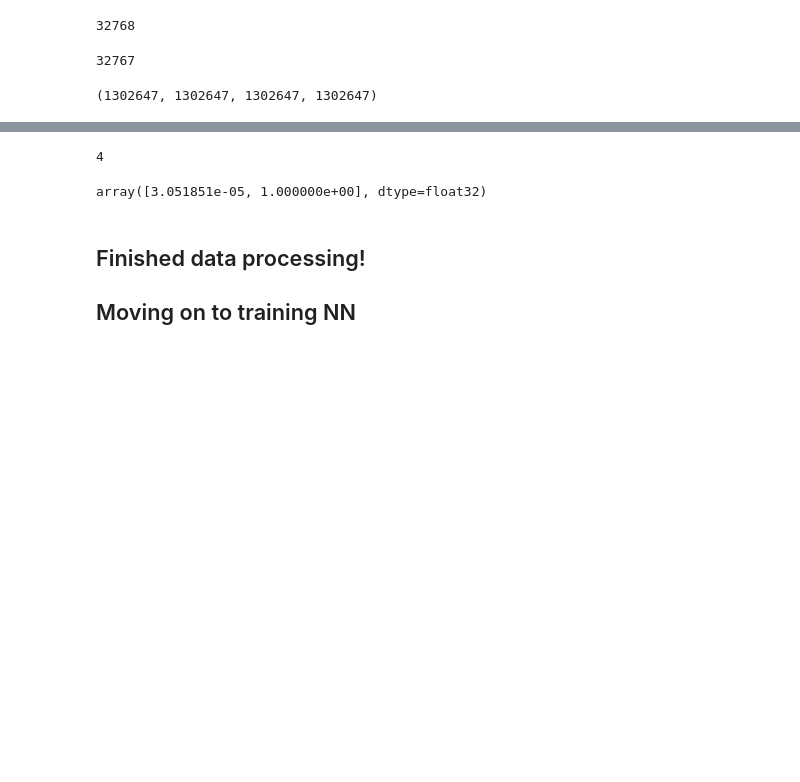
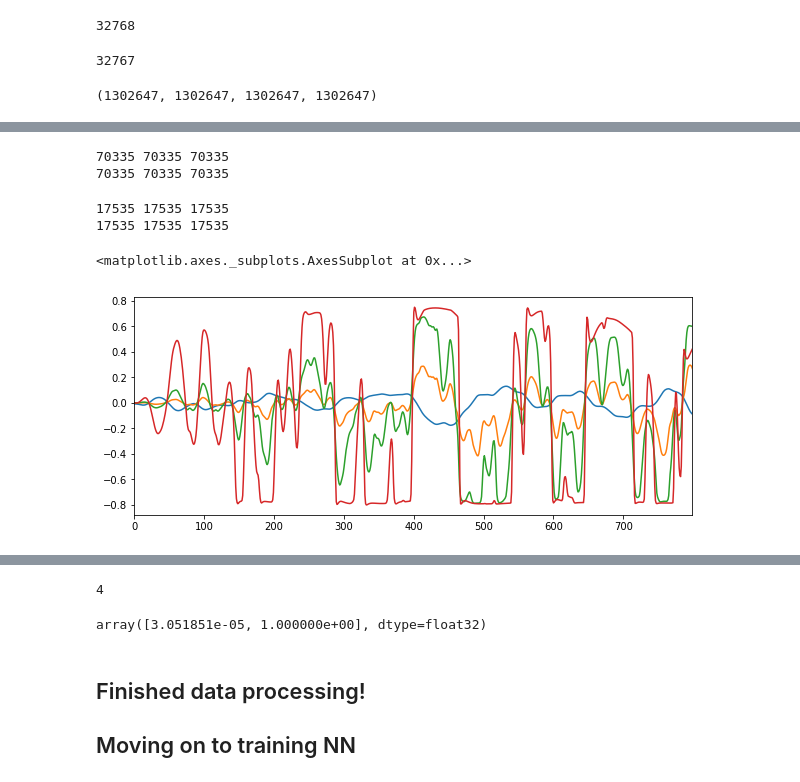
Before and after one commit to naissur/lextac-amp-modelling, a Jupyter notebook: gutar-rig-jump-head-gain-param.ipynb, the cells around one changed output, grey strips where cells are left out. Cells and saved outputs as stored; diff of their text form; code cells hidden in the pictures; blank space fills up the shorter version.

Commit message:
[feature/gr-head] Modelling gain param checkpoint!

```diff
--- a/gutar-rig-jump-head-gain-param.ipynb
+++ b/gutar-rig-jump-head-gain-param.ipynb
@@ -77,10 +78,10 @@ TR_END_LOC
 # %%
 import numpy as np
 # %%
-X_train_raw_lg = pd.Series(list(map(lambda x: [x, 1], source_df['L'][:TR_END_LOC])))
-X_train_raw_mg = pd.Series(list(map(lambda x: [x, 2.2], source_df['L'][:TR_END_LOC])))
-X_train_raw_hg = pd.Series(list(map(lambda x: [x, 6.4], source_df['L'][:TR_END_LOC])))
+X_train_raw_lg = pd.Series(list(map(lambda x: [x, 1], source_df['L'][:N_TRAIN])))
+X_train_raw_mg = pd.Series(list(map(lambda x: [x, 2.2], source_df['L'][:N_TRAIN])))
+X_train_raw_hg = pd.Series(list(map(lambda x: [x, 6.4], source_df['L'][:N_TRAIN])))
 
 # X_train_raw = pd.Series(np.concatenate([X_train_raw_lg, X_train_raw_mg, X_train_raw_hg]))
-X_train_raw_lg.head(), X_train_raw_lg.tail(), len(X_train_raw_lg)
+len(X_train_raw_lg), len(X_train_raw_mg), len(X_train_raw_hg)
 # %% [output]
@@ -286,7 +173,7 @@ def make_windows(X, y, n_window_points):
     res_X = []
     res_y = []
 
-    for index in range(0, len(X) - n_window_points - 1):
+    for index in range(0, min(len(X), len(y)) - n_window_points - 1):
         res_X.append(X[index:(index + n_window_points)])
 #         res_y.append(y.iloc[index + n_window_points])
         res_y.append(y[index + n_window_points - 1])
@@ -413,0 +182,36 @@ y_te_s = y_te_f
+# %%
+def norm_make_windows_and_reshape(X, y, n_samples, n_window_points):
+    X_n = np.array(list(map(lambda x: np.array([x[0] / MAX_VALUE, x[1]]), X)))
+    X_n = X_n.astype('float32')
+
+    y_s = np.array(list(map(lambda x: np.array(x), y)))
+    y_n = normalize(y_s, forced_abs=MAX_VALUE, mean=0.0)
+    y_n = y_n.astype('float32')
+
+    (X_f, y_f) = make_windows(
+        X_n[:(n_samples + n_window_points + 1)],
+        y_n[:(n_samples + n_window_points + 1)],
+        n_window_points
+    )
+
+    return (X_f, y_f)
+# %%
+(X_tr_lg_f, y_tr_lg_f) = norm_make_windows_and_reshape(X_train_raw_lg, y_train_raw_lg, N_SAMPLES_IN_CHUNK, N_WINDOW_POINTS)
+(X_tr_mg_f, y_tr_mg_f) = norm_make_windows_and_reshape(X_train_raw_mg, y_train_raw_mg, N_SAMPLES_IN_CHUNK, N_WINDOW_POINTS)
+(X_tr_hg_f, y_tr_hg_f) = norm_make_windows_and_reshape(X_train_raw_hg, y_train_raw_hg, N_SAMPLES_IN_CHUNK, N_WINDOW_POINTS)
+
+print(len(X_tr_lg_f), len(X_tr_mg_f), len(X_tr_hg_f))
+print(len(y_tr_lg_f), len(y_tr_mg_f), len(y_tr_hg_f))
+# %% [output]
+70335 70335 70335
+70335 70335 70335
+# %%
+(X_te_lg_f, y_te_lg_f) = norm_make_windows_and_reshape(X_test_raw_lg, y_test_raw_lg, N_SAMPLES_IN_CHUNK, N_WINDOW_POINTS)
+(X_te_mg_f, y_te_mg_f) = norm_make_windows_and_reshape(X_test_raw_mg, y_test_raw_mg, N_SAMPLES_IN_CHUNK, N_WINDOW_POINTS)
+(X_te_hg_f, y_te_hg_f) = norm_make_windows_and_reshape(X_test_raw_hg, y_test_raw_hg, N_SAMPLES_IN_CHUNK, N_WINDOW_POINTS)
+
+print(len(X_te_lg_f), len(X_te_mg_f), len(X_te_hg_f))
+print(len(y_te_lg_f), len(y_te_mg_f), len(y_te_hg_f))
+# %% [output]
+17535 17535 17535
+17535 17535 17535
@@ -413,0 +220,12 @@ y_te_s = y_te_f
+# %%
+%matplotlib inline
+
+(fig, ax) = plt.subplots(figsize=(10, 4))
+
+pd.Series(map(lambda x: x[-1][0], X_tr_lg_f[:800])).plot.line(ax=ax)
+pd.Series(y_tr_lg_f[:800]).plot.line(ax=ax)
+pd.Series(y_tr_mg_f[:800]).plot.line(ax=ax)
+pd.Series(y_tr_hg_f[:800]).plot.line(ax=ax)
+# %% [output]
+<matplotlib.axes._subplots.AxesSubplot at 0x...>
+[figure, added]
```
Also changed, not shown: parts of 67 cells of this notebook, 2 other files.
